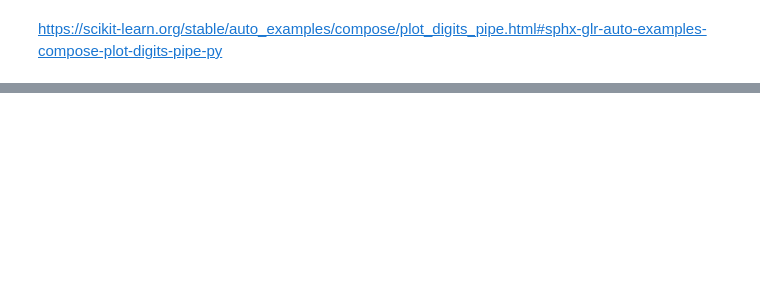
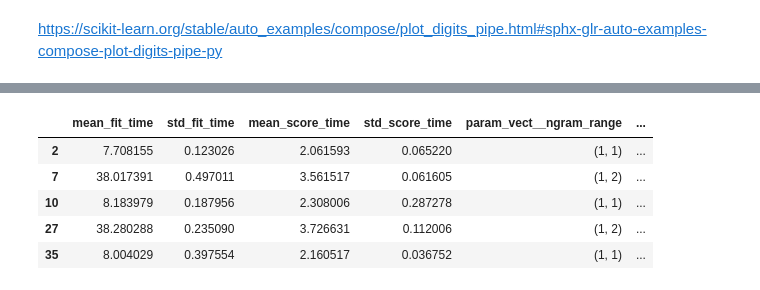
Before and after one commit to keenan-smith-data/political_corpus_python, a Jupyter notebook: data_modeling.ipynb, the cells around one changed output, grey strips where cells are left out. Saved outputs shown, nothing was run; the diff lists cells and outputs as text; code cells hidden in the pictures; blank space fills up the shorter version.

```diff
--- a/data_modeling.ipynb
+++ b/data_modeling.ipynb
@@ -107,4 +205,12 @@ metrics.confusion_matrix(y_test, predicted)
 # %%
 knn_reg_cv_results = bi.blosc_read("./data/knn_grid_search_result.dat")
-knn_reg_cv_results.query("rank_test_score <= 5")
+knn_top5 = knn_reg_cv_results.query("rank_test_score <= 5")
+knn_top5
+# %% [output]
+|  | mean_fit_time | std_fit_time | mean_score_time | std_score_time | param_vect__ngram_range | ... |
+| 2 | 7.708155 | 0.123026 | 2.061593 | 0.065220 | (1, 1) | ... |
+| 7 | 38.017391 | 0.497011 | 3.561517 | 0.061605 | (1, 2) | ... |
+| 10 | 8.183979 | 0.187956 | 2.308006 | 0.287278 | (1, 1) | ... |
+| 27 | 38.280288 | 0.235090 | 3.726631 | 0.112006 | (1, 2) | ... |
+| 35 | 8.004029 | 0.397554 | 2.160517 | 0.036752 | (1, 1) | ... |
 # %%
```
Also changed, not shown: parts of 15 cells of this notebook, 1 other file.
